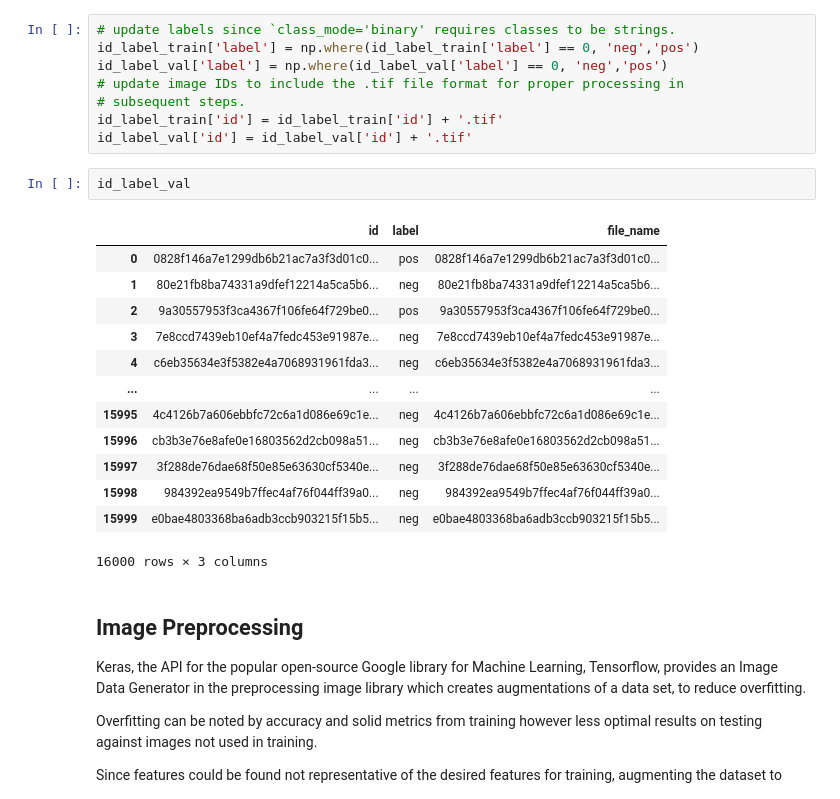
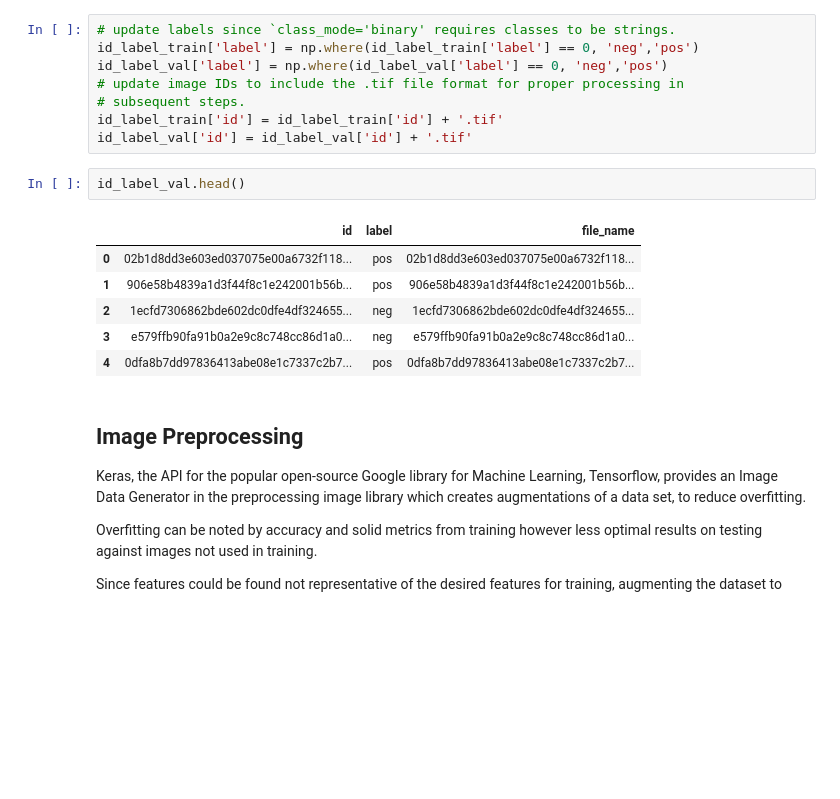
Before and after one commit to johnsocf/CSCI_3202_HW_5, a Jupyter notebook: hw5.ipynb, the cells around one changed output. Saved outputs shown, nothing was run; the diff lists cells and outputs as text; blank space fills up the shorter version.

```diff
--- a/hw5.ipynb
+++ b/hw5.ipynb
@@ -475,21 +481,14 @@ id_label_val['label'] = np.where(id_label_val['label'] == 0, 'neg','pos')
 id_label_train['id'] = id_label_train['id'] + '.tif'
 id_label_val['id'] = id_label_val['id'] + '.tif'
 # %%
-id_label_val
+id_label_val.head()
 # %% [output]
 |  | id | label | file_name |
-| 0 | 0828f146a7e1299db6b21ac7a3f3d01c0... | pos | 0828f146a7e1299db6b21ac7a3f3d01c0... |
-| 1 | 80e21fb8ba74331a9dfef12214a5ca5b6... | neg | 80e21fb8ba74331a9dfef12214a5ca5b6... |
-| 2 | 9a30557953f3ca4367f106fe64f729be0... | pos | 9a30557953f3ca4367f106fe64f729be0... |
-| 3 | 7e8ccd7439eb10ef4a7fedc453e91987e... | neg | 7e8ccd7439eb10ef4a7fedc453e91987e... |
-| 4 | c6eb35634e3f5382e4a7068931961fda3... | neg | c6eb35634e3f5382e4a7068931961fda3... |
-| ... | ... | ... | ... |
-| 15995 | 4c4126b7a606ebbfc72c6a1d086e69c1e... | neg | 4c4126b7a606ebbfc72c6a1d086e69c1e... |
-| 15996 | cb3b3e76e8afe0e16803562d2cb098a51... | neg | cb3b3e76e8afe0e16803562d2cb098a51... |
-| 15997 | 3f288de76dae68f50e85e63630cf5340e... | neg | 3f288de76dae68f50e85e63630cf5340e... |
-| 15998 | 984392ea9549b7ffec4af76f044ff39a0... | neg | 984392ea9549b7ffec4af76f044ff39a0... |
-| 15999 | e0bae4803368ba6adb3ccb903215f15b5... | neg | e0bae4803368ba6adb3ccb903215f15b5... |
+| 0 | 02b1d8dd3e603ed037075e00a6732f118... | pos | 02b1d8dd3e603ed037075e00a6732f118... |
+| 1 | 906e58b4839a1d3f44f8c1e242001b56b... | pos | 906e58b4839a1d3f44f8c1e242001b56b... |
+| 2 | 1ecfd7306862bde602dc0dfe4df324655... | neg | 1ecfd7306862bde602dc0dfe4df324655... |
+| 3 | e579ffb90fa91b0a2e9c8c748cc86d1a0... | neg | e579ffb90fa91b0a2e9c8c748cc86d1a0... |
+| 4 | 0dfa8b7dd97836413abe08e1c7337c2b7... | pos | 0dfa8b7dd97836413abe08e1c7337c2b7... |
-16000 rows × 3 columns
 # %% [markdown]
 ## Image Preprocessing
 
```
Also changed, not shown: parts of 16 cells of this notebook.
